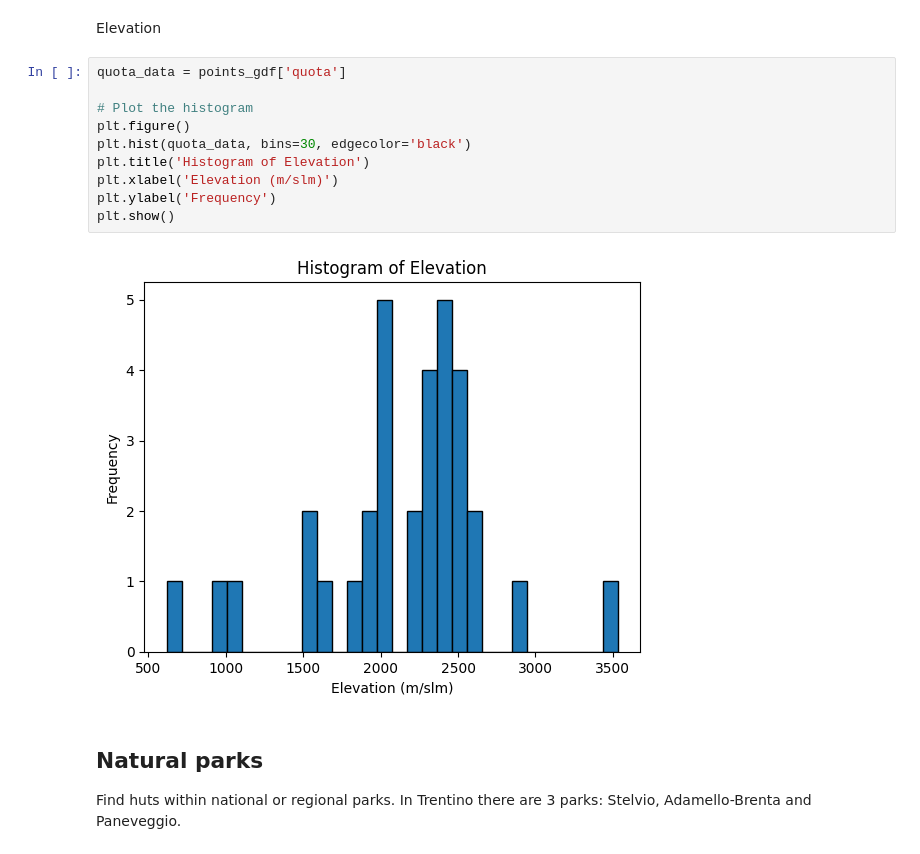
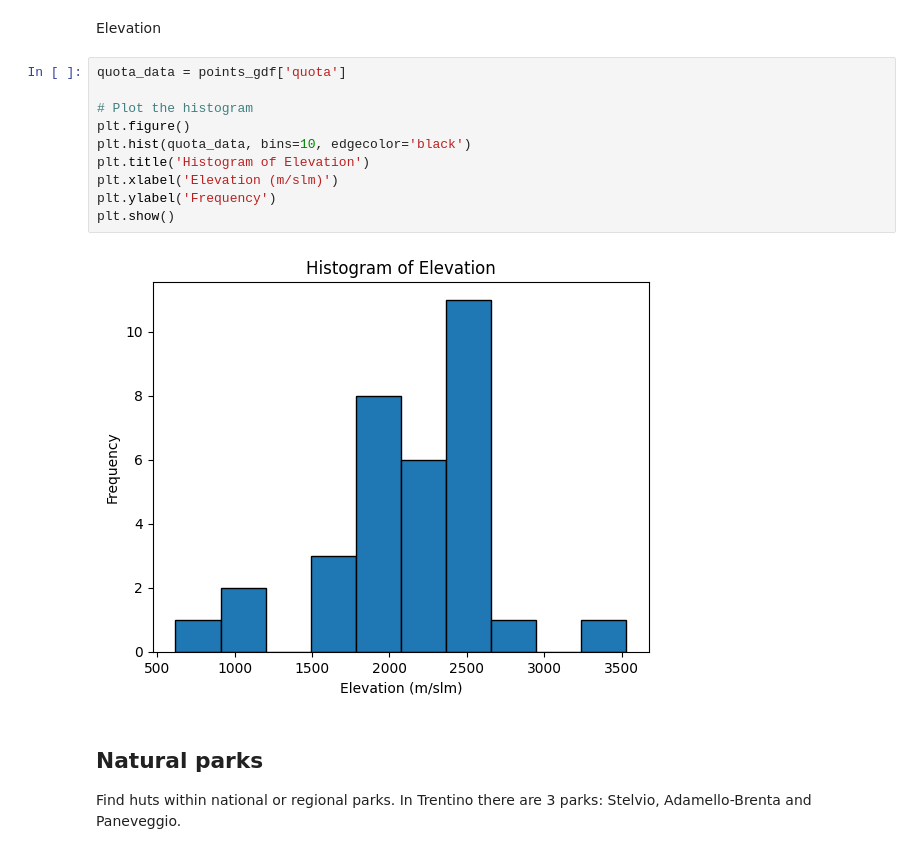
Before and after one commit to dclfbk/alpinehutsustainability, a Jupyter notebook: code/huts_download.ipynb, the cells around one changed output. Saved outputs shown, nothing was run; the diff lists cells and outputs as text.

```diff
--- a/code/huts_download.ipynb
+++ b/code/huts_download.ipynb
@@ -357,15 +371,15 @@ Elevation
 # %%
 quota_data = points_gdf['quota']
 
 # Plot the histogram
 plt.figure()
-plt.hist(quota_data, bins=30, edgecolor='black')
+plt.hist(quota_data, bins=10, edgecolor='black')
 plt.title('Histogram of Elevation')
 plt.xlabel('Elevation (m/slm)')
 plt.ylabel('Frequency')
 plt.show()
 # %% [output]
-[figure, old version]
+[figure, new version]
 # %% [markdown]
 ## Natural parks
 Find huts within national or regional parks. In Trentino there are 3 parks: Stelvio, Adamello-Brenta and Paneveggio.
```
Also changed, not shown: parts of 2 cells of this notebook, 1 other file.
